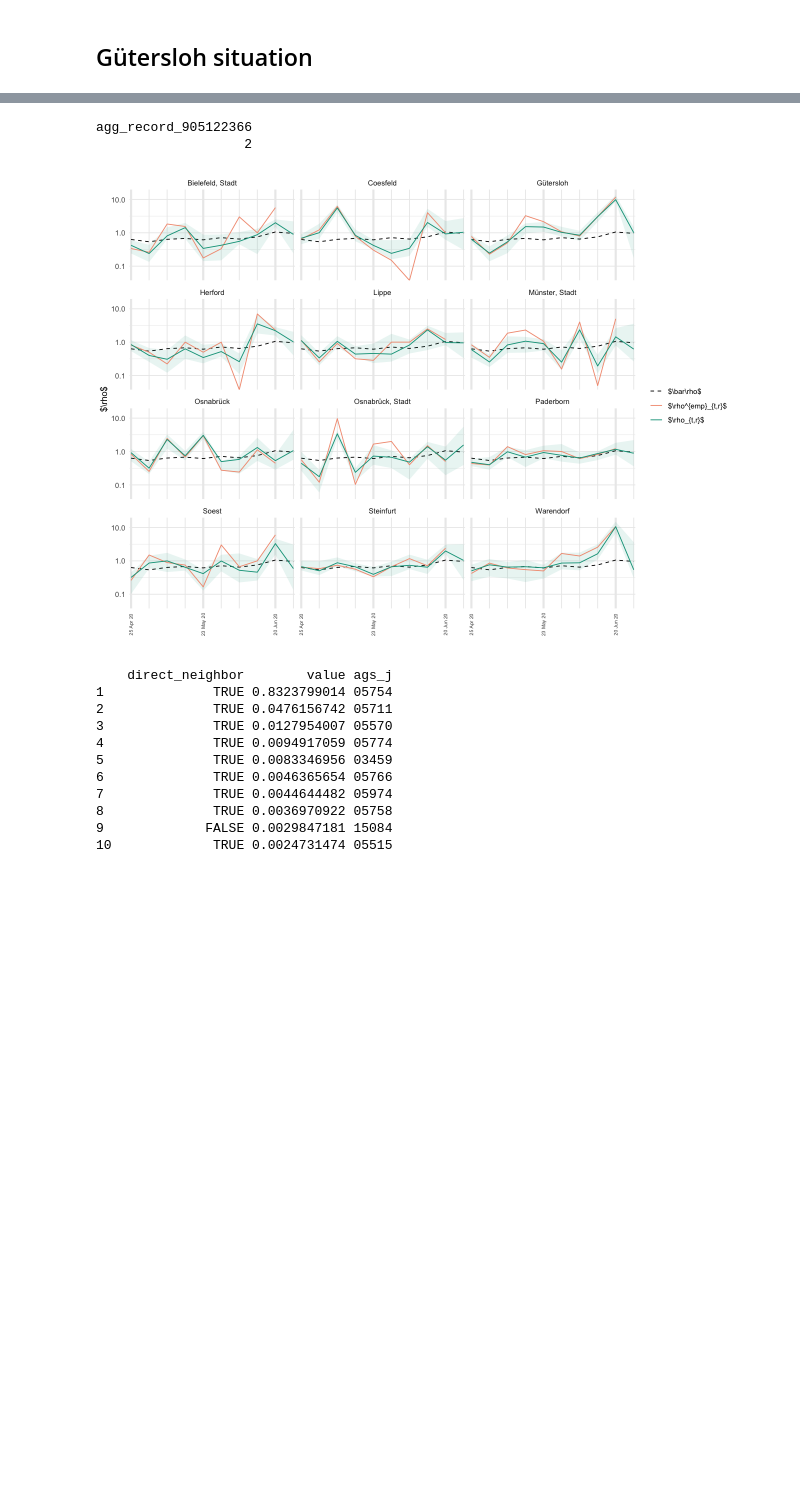
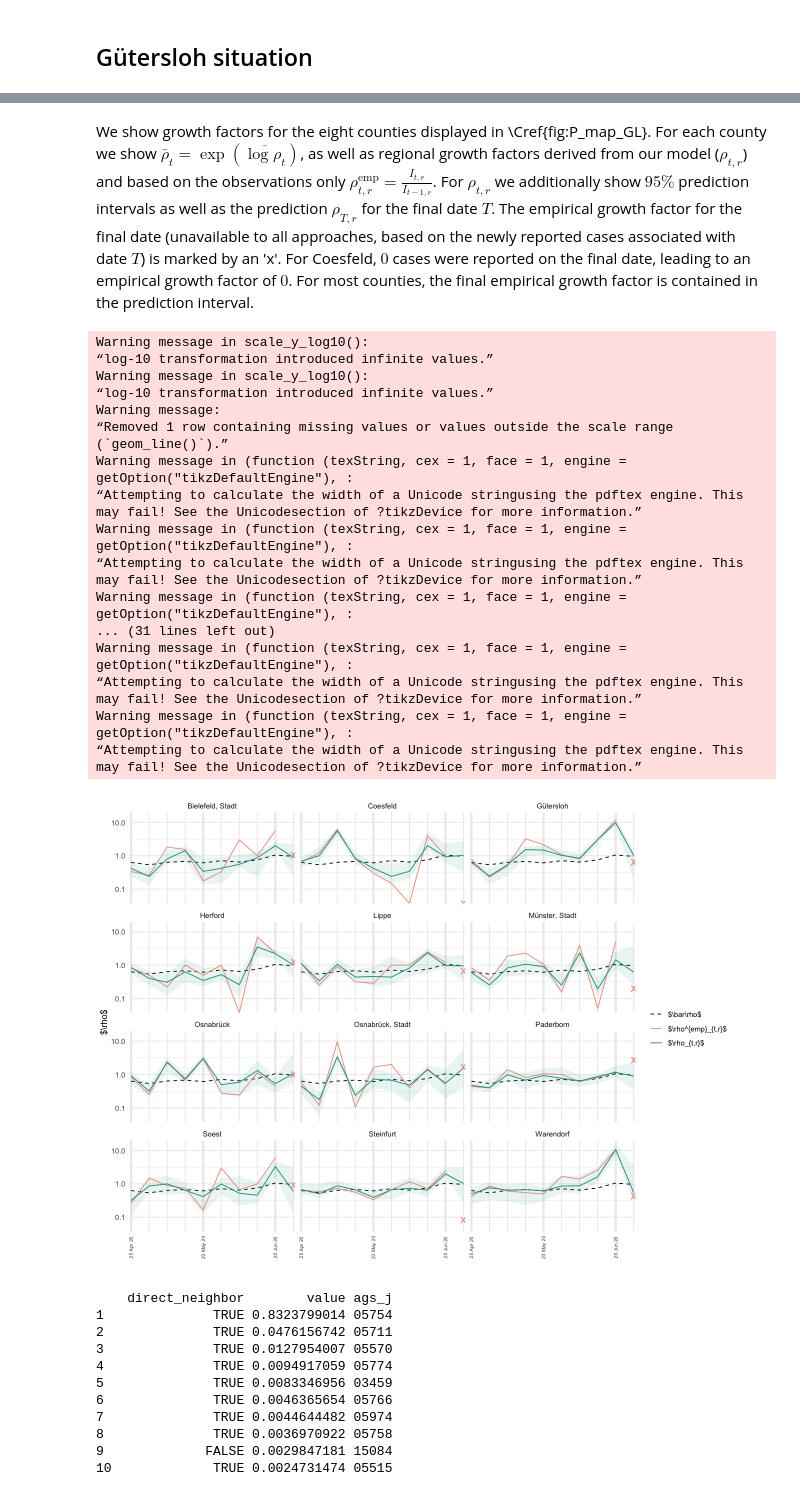
Before and after one commit to stefanheyder/dissertation, a Jupyter notebook: nbs/4 Models/4.2 Regional growth factor model/30_figures.ipynb, the cells around one changed output, grey strips where cells are left out. Saved outputs shown, nothing was run; the diff lists cells and outputs as text; code cells hidden in the pictures; blank space fills up the shorter version.

```diff
--- a/nbs/4 Models/4.2 Regional growth factor model/30_figures.ipynb
+++ b/nbs/4 Models/4.2 Regional growth factor model/30_figures.ipynb
@@ -273,6 +317,13 @@ emp_rho_plt <- full_truth_county %>%
     group_by(ags) %>%
     mutate(rho = cases / lag(pmax(cases, 1))) %>%
     filter(!is.na(rho))
+
+emp_rho_final <- full_truth_county %>%
+    filter(date <= prediction_date, date >= prediction_date - 7) %>%
+    group_by(ags) %>%
+    mutate(rho = cases / lag(pmax(cases, 1))) %>%
+    filter(!is.na(rho))
+
 
 p_county <- showcase_results %>%
     filter(variable == "log_rho") %>%
@@ -312,7 +363,7 @@ p_country <- showcase_results %>%
     labs(color="approach", x="", y="$\\rho_{t}$", fill="") +
     scale_color_manual(values=c("adjusted"=pal_npg("nrc")(10)[1], "mean"=pal_npg("nrc")(10)[3], "empirical"=pal_npg("nrc")(10)[2])) +
     scale_fill_manual(values=c("adjusted"=pal_npg("nrc")(10)[1], "mean"=pal_npg("nrc")(10)[3], "empirical"=pal_npg("nrc")(10)[2])) +
-    ylim(NA, 2) +
+    ylim(0.5, 1.8) +
     guides(fill = "none") +
     ggtitle("country level")
 
@@ -589,0 +629,9 @@ agg_record_1262518998
+# %%
+((plt_saxony | plt_marg_right)) + plot_layout(guides = "collect", axes = "collect_y")
+
+caption <- r"(We show part of the estimated $P$ for the showcase example for the counties displayed in \Cref{fig:P_map_GL}. On the left-hand side we present $p_{r,r'}$ for $r,r'$ among these counties. As the diagonal elements are much larger than the off-diagonal ones, we only apply the color gradient to the off-diagonal elements. The right-hand figure shows the share of cases the model attributes to primary cases inside and outside the county for the prediction target date $T$. The shares are based on the mean values reported in \Cref{fig:guetersloh_neighbors_cases}.)"
+
+ggsave_tikz_full(
+    here('tikz/P_matrix_GL_neighbors.tex'), width=16/1.5, height=9/1.5,
+    caption=caption
+)
@@ -1010,6 +1235,9 @@ rho_bar <- showcase_results %>%
     filter(variable == "log_rho") %>%
     transmute(date, rho_bar = exp(`50.0 %`))
 # %%
+emp_rho_final_prepared <- emp_rho_final %>%
+    inner_join(ags_county_dict) %>%
+    filter(ags %in% guetersloh_neighbor_ags)
 
 p_regional_GL <- showcase_results %>%
     filter(str_starts(variable, "log_rho_")) %>%
@@ -1024,7 +1252,9 @@ p_regional_GL <- showcase_results %>%
     geom_line(aes(y=rho_bar, color="$\\bar\\rho$"), data=rho_bar, linetype= 2) +
     geom_ribbon(aes(ymin=min_ssm_rho, ymax=max_ssm_rho, fill = "$\\rho_{t,r}$"), alpha=0.1) +
     geom_line(aes(y=value, color=type)) +
-    #geom_line(aes(y=value)) +
+    # final empirical value
+    geom_point(data = emp_rho_final_prepared, aes(x=date, y=rho), shape = "x", size=5, color= pal_npg("nrc")(10)[5]) +
+
     facet_wrap(~name, nrow =4) +
     scale_y_log10() +
     labs(color="", x="", y="$\\rho$") +
@@ -1038,5 +1268,10 @@ p_regional_GL <- showcase_results %>%
     )
 p_regional_GL
 
-ggsave_tikz(here("tikz/regional_showcase_guetersloh.tex"), width=10, height=7)
+caption = r"(We show growth factors for the eight counties displayed in \Cref{fig:P_map_GL}. For each county we show $\bar \rho_{t} = \exp \left( \overline{\log\rho_{t}} \right)$, as well as regional growth factors derived from our model ($\rho_{t, r}$) and based on the observations only $\rho^{\text{emp}}_{t, r} = \frac{I_{t,r}}{I_{t - 1, r}}$. For $\rho_{t,r}$ we additionally show $95\%$ prediction intervals as well as the prediction $\rho_{T,r}$ for the final date $T$. The empirical growth factor for the final date (unavailable to all approaches, based on the newly reported cases associated with date $T$) is marked by an 'x'. For Coesfeld, $0$ cases were reported on the final date, leading to an empirical growth factor of $0$. For most counties, the final empirical growth factor is contained in the prediction interval.)"
+
+ggsave_tikz_full(
+    here("tikz/regional_showcase_guetersloh.tex"), width=10, height=7,
+    caption=caption
+)
 # %% [output]
@@ -1060,6 +1288,22 @@ Warning message in (function (texString, cex = 1, face = 1, engine = getOption("
+We show growth factors for the eight counties displayed in \Cref{fig:P_map_GL}. For each county we show $\bar \rho_{t} = \exp \left( \overline{\log\rho_{t}} \right)$, as well as regional growth factors derived from our model ($\rho_{t, r}$) and based on the observations only $\rho^{\text{emp}}_{t, r} = \frac{I_{t,r}}{I_{t - 1, r}}$. For $\rho_{t,r}$ we additionally show $95\%$ prediction intervals as well as the prediction $\rho_{T,r}$ for the final date $T$. The empirical growth factor for the final date (unavailable to all approaches, based on the newly reported cases associated with date $T$) is marked by an 'x'. For Coesfeld, $0$ cases were reported on the final date, leading to an empirical growth factor of $0$. For most counties, the final empirical growth factor is contained in the prediction interval.
-agg_record_905122366
-                   2
+Warning message in scale_y_log10():
+“log-10 transformation introduced infinite values.”
+Warning message in scale_y_log10():
+“log-10 transformation introduced infinite values.”
+Warning message:
+“Removed 1 row containing missing values or values outside the scale range
+(`geom_line()`).”
+Warning message in (function (texString, cex = 1, face = 1, engine = getOption("tikzDefaultEngine"), :
+“Attempting to calculate the width of a Unicode stringusing the pdftex engine. This may fail! See the Unicodesection of ?tikzDevice for more information.”
+Warning message in (function (texString, cex = 1, face = 1, engine = getOption("tikzDefaultEngine"), :
+“Attempting to calculate the width of a Unicode stringusing the pdftex engine. This may fail! See the Unicodesection of ?tikzDevice for more information.”
+Warning message in (function (texString, cex = 1, face = 1, engine = getOption("tikzDefaultEngine"), :
+... (31 lines left out)
+Warning message in (function (texString, cex = 1, face = 1, engine = getOption("tikzDefaultEngine"), :
+“Attempting to calculate the width of a Unicode stringusing the pdftex engine. This may fail! See the Unicodesection of ?tikzDevice for more information.”
+Warning message in (function (texString, cex = 1, face = 1, engine = getOption("tikzDefaultEngine"), :
+“Attempting to calculate the width of a Unicode stringusing the pdftex engine. This may fail! See the Unicodesection of ?tikzDevice for more information.”
-[figure, old version]
+[figure, new version]
 # %%
 library(sf)
 library(ffm)
```
Also changed, not shown: parts of 22 cells of this notebook, 32 other files.
